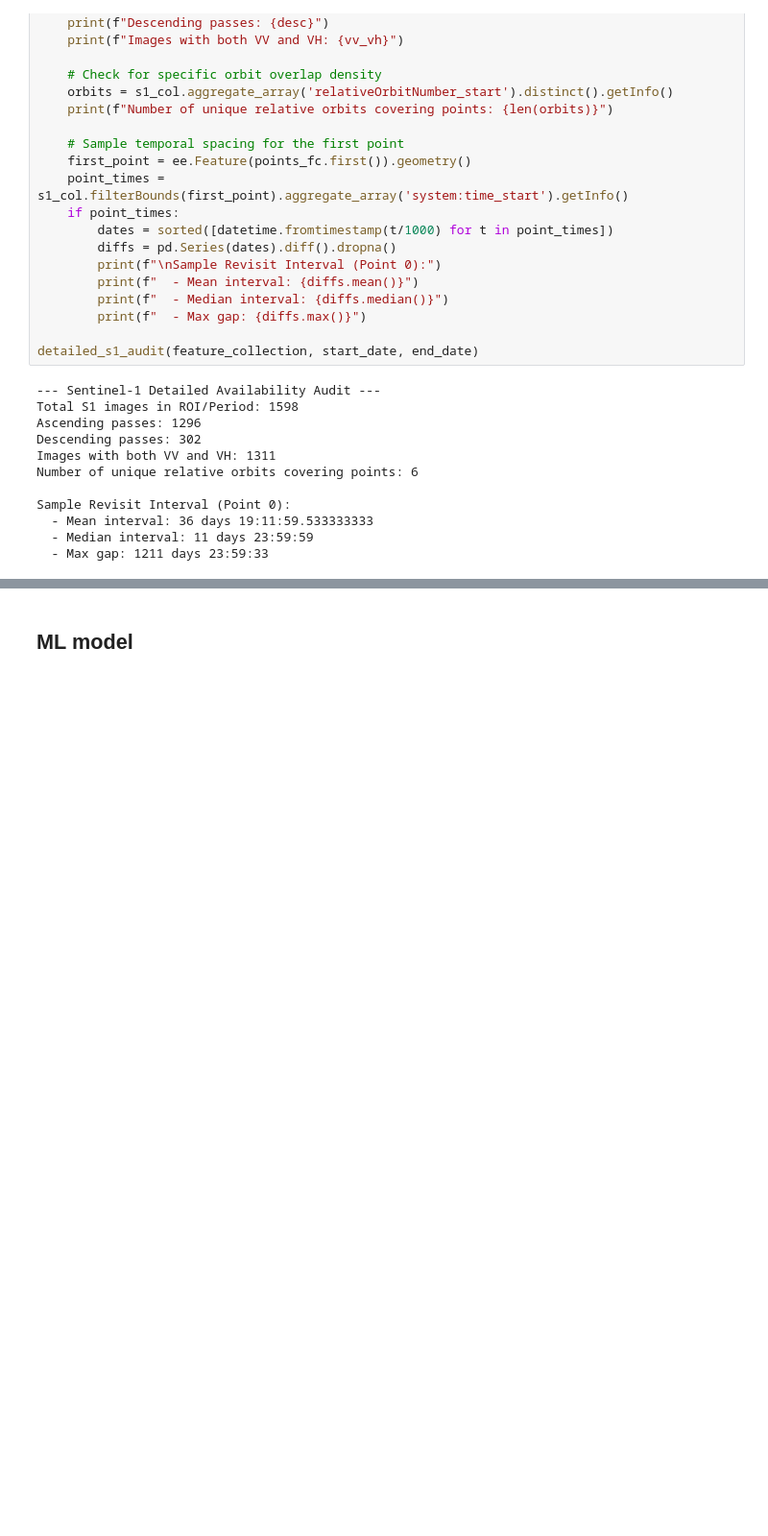
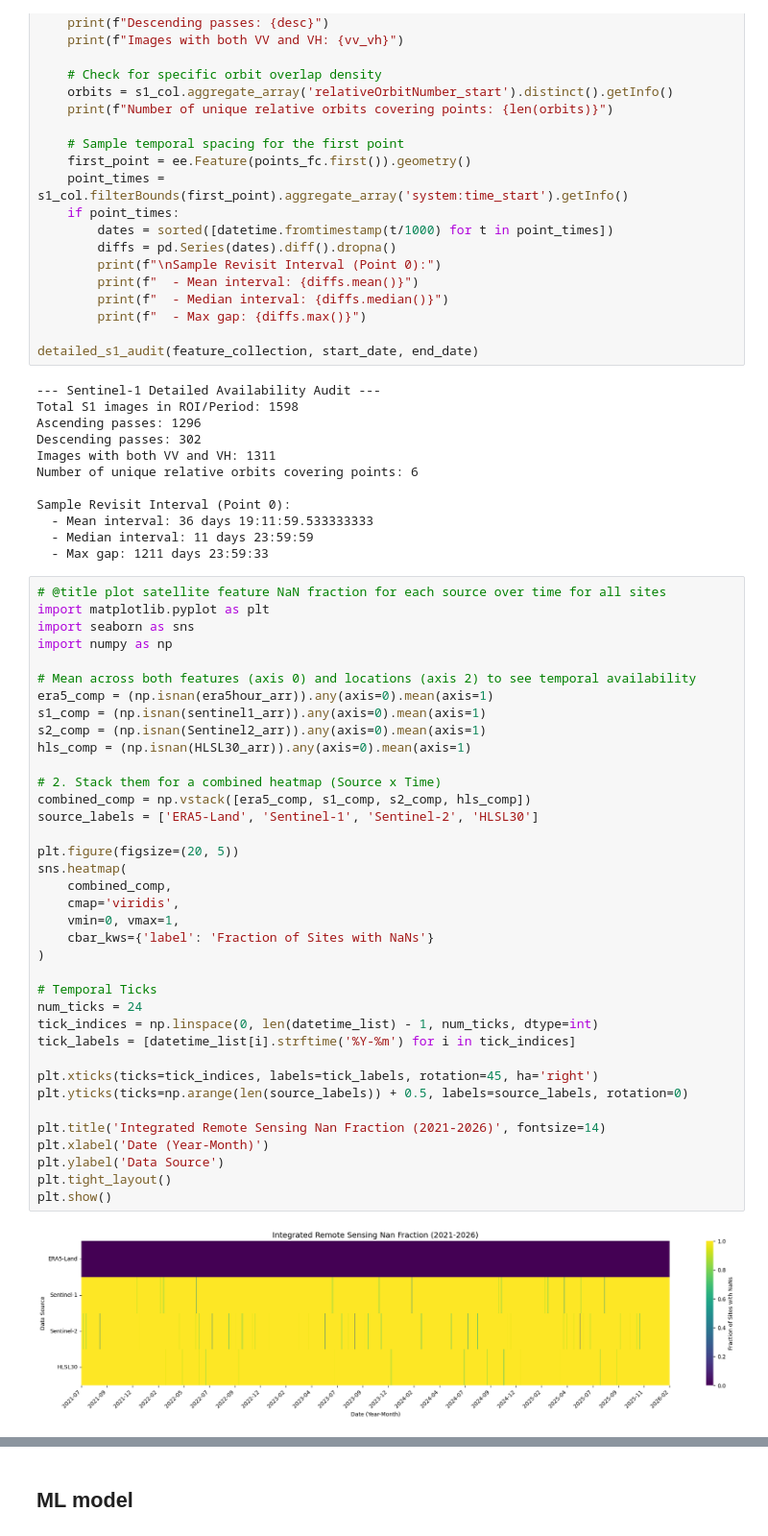
Before and after one commit to ilmcconnell/HRSM, a Jupyter notebook: HRSM_MAPPING_ML_pipeline_multiplePoints.ipynb, the cells around one changed output, grey strips where cells are left out. Shown at 96% size. Cells and saved outputs as stored; diff of their text form; blank space fills up the shorter version.

Commit message:
confirm remote sensing revisit times per site

```diff
--- a/HRSM_MAPPING_ML_pipeline_multiplePoints.ipynb
+++ b/HRSM_MAPPING_ML_pipeline_multiplePoints.ipynb
@@ -1486,4 +1484,43 @@ Sample Revisit Interval (Point 0):
   - Mean interval: 36 days 19:11:59.533333333
   - Median interval: 11 days 23:59:59
   - Max gap: 1211 days 23:59:33
+# %%
+# @title plot satellite feature NaN fraction for each source over time for all sites
+import matplotlib.pyplot as plt
+import seaborn as sns
+import numpy as np
+
+# Mean across both features (axis 0) and locations (axis 2) to see temporal availability
+era5_comp = (np.isnan(era5hour_arr)).any(axis=0).mean(axis=1)
+s1_comp = (np.isnan(sentinel1_arr)).any(axis=0).mean(axis=1)
+s2_comp = (np.isnan(Sentinel2_arr)).any(axis=0).mean(axis=1)
+hls_comp = (np.isnan(HLSL30_arr)).any(axis=0).mean(axis=1)
+
+# 2. Stack them for a combined heatmap (Source x Time)
+combined_comp = np.vstack([era5_comp, s1_comp, s2_comp, hls_comp])
+source_labels = ['ERA5-Land', 'Sentinel-1', 'Sentinel-2', 'HLSL30']
+
+plt.figure(figsize=(20, 5))
+sns.heatmap(
+    combined_comp,
+    cmap='viridis',
+    vmin=0, vmax=1,
+    cbar_kws={'label': 'Fraction of Sites with NaNs'}
+)
+
+# Temporal Ticks
+num_ticks = 24
+tick_indices = np.linspace(0, len(datetime_list) - 1, num_ticks, dtype=int)
+tick_labels = [datetime_list[i].strftime('%Y-%m') for i in tick_indices]
+
+plt.xticks(ticks=tick_indices, labels=tick_labels, rotation=45, ha='right')
+plt.yticks(ticks=np.arange(len(source_labels)) + 0.5, labels=source_labels, rotation=0)
+
+plt.title('Integrated Remote Sensing Nan Fraction (2021-2026)', fontsize=14)
+plt.xlabel('Date (Year-Month)')
+plt.ylabel('Data Source')
+plt.tight_layout()
+plt.show()
+# %% [output]
+[figure, added]
 # %%
```
Also changed, not shown: parts of 12 cells of this notebook.
